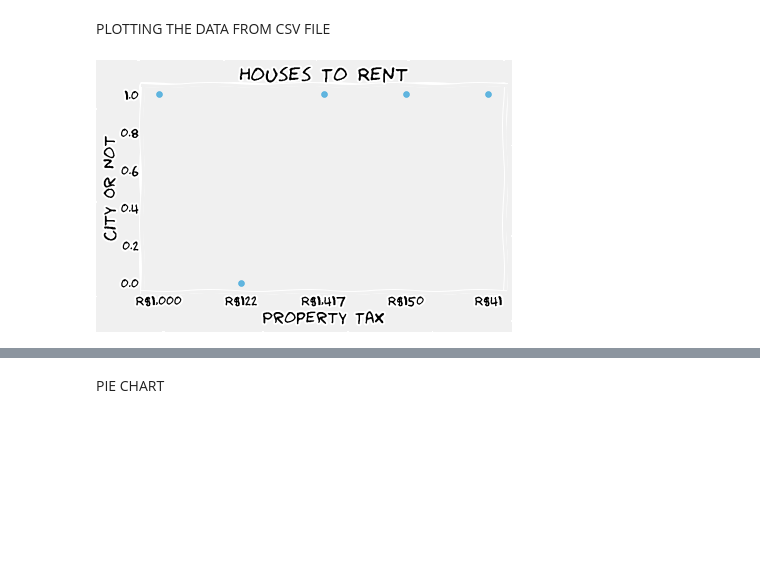
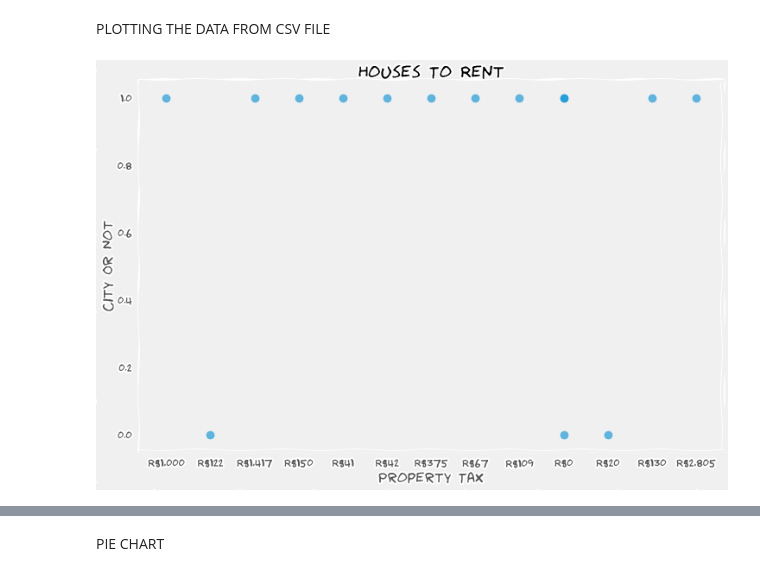
Before and after one commit to DataCrusade1999/Python, a Jupyter notebook: Matplotlib(Colab).ipynb, the cells around one changed output, grey strips where cells are left out. Cells and saved outputs as stored; diff of their text form; code cells hidden in the pictures; blank space fills up the shorter version.

```diff
--- a/Matplotlib(Colab).ipynb
+++ b/Matplotlib(Colab).ipynb
@@ -120,15 +120,15 @@ PLOTTING THE DATA FROM CSV FILE
 # %%
 # After performing EDA We Found Correlation Between City And Property Tax
 plt.style.use('fivethirtyeight')
-plt.scatter(df1.head(5)['property tax'],df1.head(5)['city'],marker='o',alpha=0.6)
+plt.scatter(df1.head(15)['property tax'],df1.head(15)['city'],marker='o',alpha=0.6)
 plt.xlabel('Property Tax')
 plt.ylabel('City Or Not')
 plt.title('Houses To Rent')
 plt.tight_layout()
 plt.grid(False)
 plt.show()
 # %% [output]
-[figure, old version]
+[figure, new version]
 # %%
 # From EDA We Can See The Correlation Between Rent Amount And Rooms
 plt.style.use('fivethirtyeight')
```
Also changed, not shown: parts of 7 cells of this notebook.
